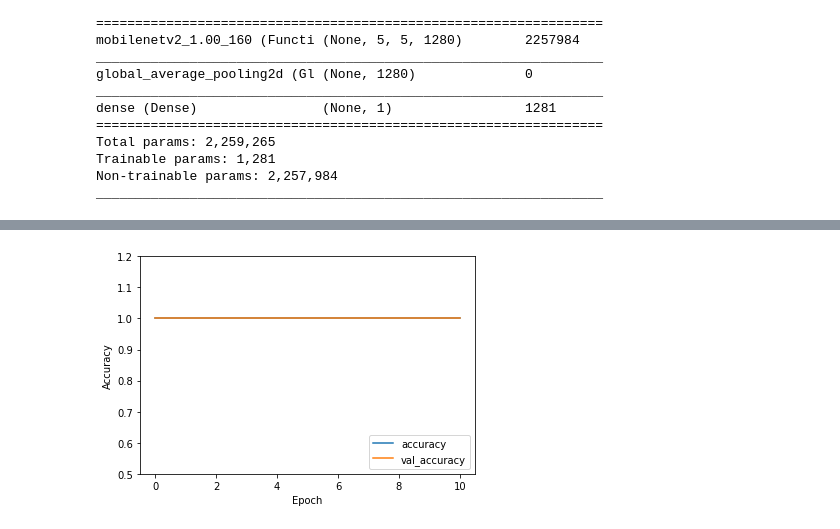
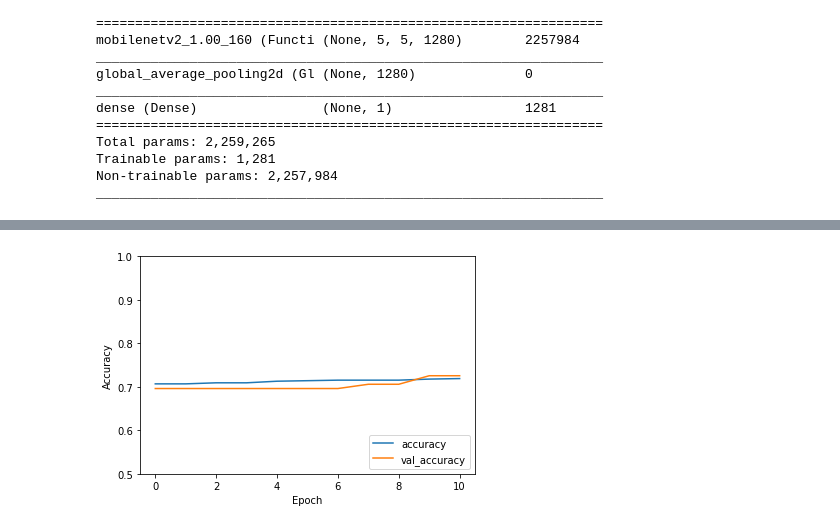
Before and after one commit to mehrotrasan16/Keras-Deep-Learning, a Jupyter notebook: A2_Q3_MobileNetV2_finetuning.ipynb, the cells around one changed output, grey strips where cells are left out. Cells and saved outputs as stored; diff of their text form; code cells hidden in the pictures.

```diff
--- a/A2_Q3_MobileNetV2_finetuning.ipynb
+++ b/A2_Q3_MobileNetV2_finetuning.ipynb
@@ -95,7 +102,7 @@ model=keras.Sequential([
                         prediction_layer
 ])
 # %%
-base_learning_rate=0.0001
+base_learning_rate=0.00001
 model.compile(
     optimizer=keras.optimizers.RMSprop(lr=base_learning_rate),
     loss=keras.losses.BinaryCrossentropy(from_logits=True),
@@ -250,7 +257,7 @@ plt.plot(history_fine.history['accuracy'], label='accuracy')
 plt.plot(history_fine.history['val_accuracy'], label = 'val_accuracy')
 plt.xlabel('Epoch')
 plt.ylabel('Accuracy')
-plt.ylim([0.5, 1.2])
+plt.ylim([0.5, 1.0])
 plt.legend(loc='lower right')
 test_loss, test_acc = model.evaluate(validation_batches, verbose=2)
 print('\n Fine Tuned Test accuracy:', test_acc)
@@ -261 +268 @@ print('\n Fine Tuned Test accuracy:', test_acc)
-[figure, old version]
+[figure, new version]
```
Also changed, not shown: parts of 10 cells of this notebook.
